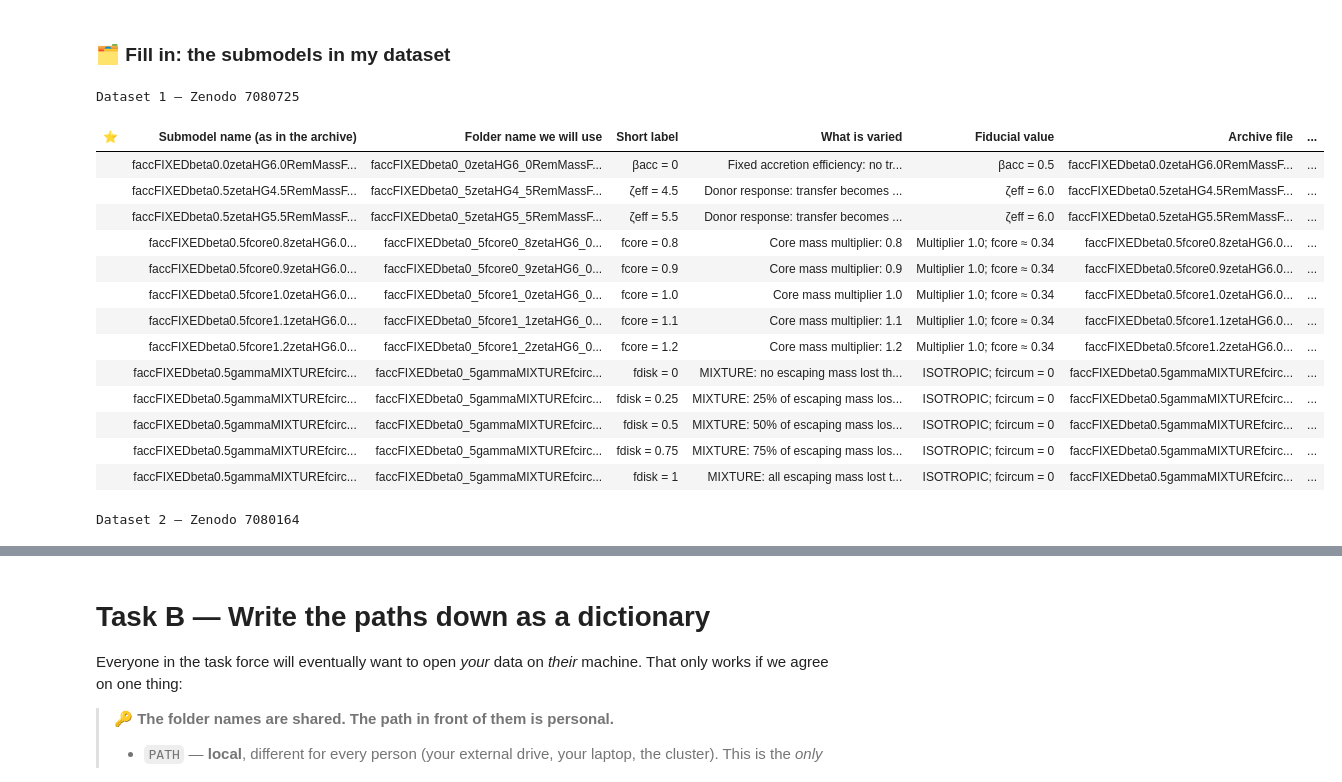
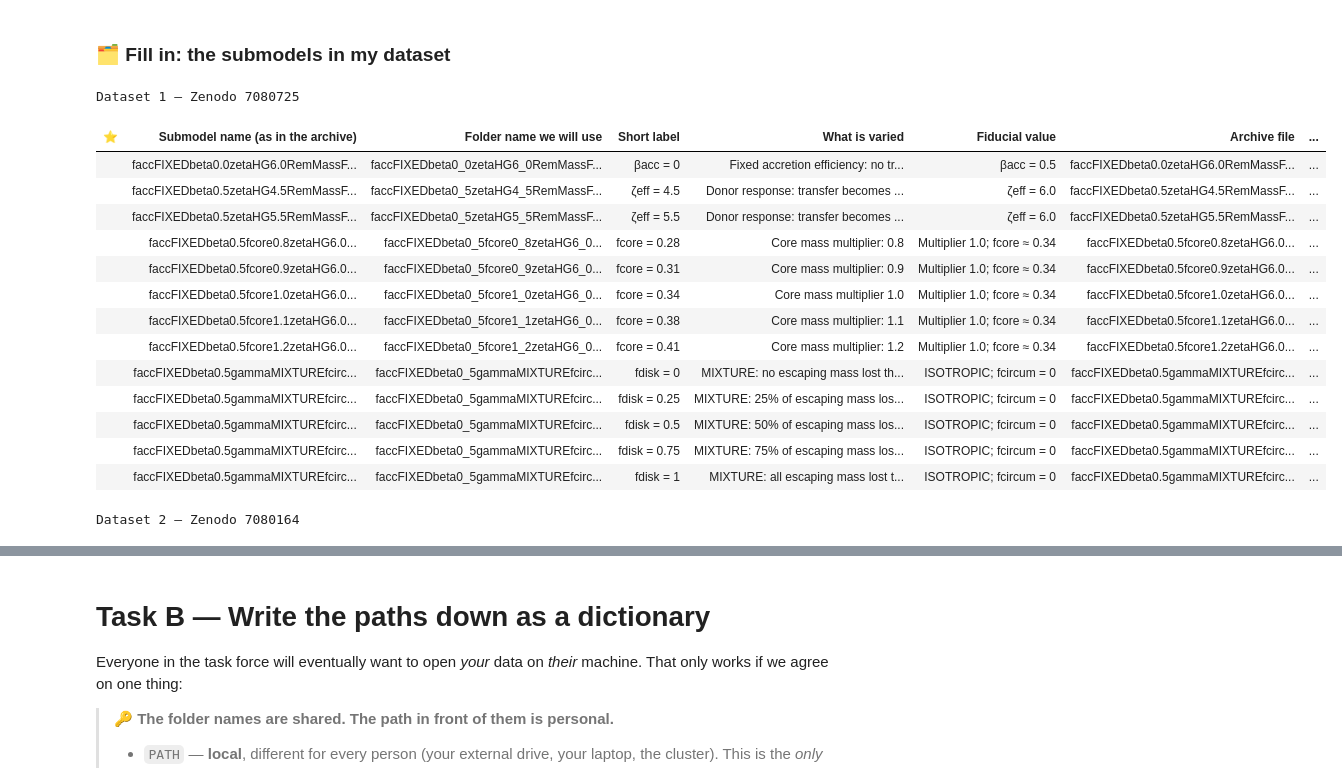
Before and after one commit to maryamahsan-codes/GROWL_GW-Palaeontology, a Jupyter notebook: GROWL_TF_individual_data_projects/individual_project_folders/vanSon22noPeaks_1__Maryam_Ahsan/filled_step1_vanSon22noPeaks_Maryam_Ahsan.ipynb, the cells around one changed output, grey strips where cells are left out. Cells and saved outputs as stored; diff of their text form; code cells hidden in the pictures.

Commit message:
Fixed labels for f_core variations in Task A.4

```diff
--- a/GROWL_TF_individual_data_projects/individual_project_folders/vanSon22noPeaks_1__Maryam_Ahsan/filled_step1_vanSon22noPeaks_Maryam_Ahsan.ipynb
+++ b/GROWL_TF_individual_data_projects/individual_project_folders/vanSon22noPeaks_1__Maryam_Ahsan/filled_step1_vanSon22noPeaks_Maryam_Ahsan.ipynb
@@ -224,11 +224,11 @@ table_markdown = r"""
 | | `faccFIXEDbeta0.0zetaHG6.0RemMassFRYER2012SNDELAYED` | `faccFIXEDbeta0_0zetaHG6_0RemMassFRYER2012SNDELAYED` | β<sub>acc</sub> = 0  | Fixed accretion efficiency: no transferred mass retained | β<sub>acc</sub> = 0.5 | `faccFIXEDbeta0.0zetaHG6.0RemMassFRYER2012SNDELAYED.tar.gz` | 3.2 GB | ☑ |
 | | `faccFIXEDbeta0.5zetaHG4.5RemMassFRYER2012SNDELAYED` | `faccFIXEDbeta0_5zetaHG4_5RemMassFRYER2012SNDELAYED` | ζ<sub>eff</sub> = 4.5 | Donor response: transfer becomes unstable more easily | ζ<sub>eff</sub> = 6.0 | `faccFIXEDbeta0.5zetaHG4.5RemMassFRYER2012SNDELAYED.tar.gz` | 2.2 GB | ☑ |
 | | `faccFIXEDbeta0.5zetaHG5.5RemMassFRYER2012SNDELAYED` | `faccFIXEDbeta0_5zetaHG5_5RemMassFRYER2012SNDELAYED` | ζ<sub>eff</sub> = 5.5 | Donor response: transfer becomes unstable more easily | ζ<sub>eff</sub> = 6.0 | `faccFIXEDbeta0.5zetaHG5.5RemMassFRYER2012SNDELAYED.tar.gz` | 2.1 GB | ☑ |
-| | `faccFIXEDbeta0.5fcore0.8zetaHG6.0RemMassFRYER2012SNDELAYED` | `faccFIXEDbeta0_5fcore0_8zetaHG6_0RemMassFRYER2012SNDELAYED` | f<sub>core</sub> = 0.8 | Core mass multiplier: 0.8 | Multiplier 1.0; fcore ≈ 0.34 | `faccFIXEDbeta0.5fcore0.8zetaHG6.0RemMassFRYER2012SNDELAYED.tar.gz` | 1.1 GB | ☑ |
-| | `faccFIXEDbeta0.5fcore0.9zetaHG6.0RemMassFRYER2012SNDELAYED` | `faccFIXEDbeta0_5fcore0_9zetaHG6_0RemMassFRYER2012SNDELAYED` | f<sub>core</sub> = 0.9 | Core mass multiplier: 0.9 | Multiplier 1.0; fcore ≈ 0.34 | `faccFIXEDbeta0.5fcore0.9zetaHG6.0RemMassFRYER2012SNDELAYED.tar.gz` | 1.7 GB | ☑ |
-| | `faccFIXEDbeta0.5fcore1.0zetaHG6.0RemMassFRYER2012SNDELAYED` | `faccFIXEDbeta0_5fcore1_0zetaHG6_0RemMassFRYER2012SNDELAYED` | f<sub>core</sub> = 1.0 | Core mass multiplier 1.0 | Multiplier 1.0; fcore ≈ 0.34 | `faccFIXEDbeta0.5fcore1.0zetaHG6.0RemMassFRYER2012SNDELAYED.tar.gz` | 2.2 GB | ☑ |
-| | `faccFIXEDbeta0.5fcore1.1zetaHG6.0RemMassFRYER2012SNDELAYED` | `faccFIXEDbeta0_5fcore1_1zetaHG6_0RemMassFRYER2012SNDELAYED` | f<sub>core</sub> = 1.1 | Core mass multiplier: 1.1 | Multiplier 1.0; fcore ≈ 0.34 | `faccFIXEDbeta0.5fcore1.1zetaHG6.0RemMassFRYER2012SNDELAYED.tar.gz` | 2.8 GB | ☑ |
-| | `faccFIXEDbeta0.5fcore1.2zetaHG6.0RemMassFRYER2012SNDELAYED` | `faccFIXEDbeta0_5fcore1_2zetaHG6_0RemMassFRYER2012SNDELAYED` | f<sub>core</sub> = 1.2 | Core mass multiplier: 1.2 | Multiplier 1.0; fcore ≈ 0.34 | `faccFIXEDbeta0.5fcore1.2zetaHG6.0RemMassFRYER2012SNDELAYED.tar.gz` | 3.6 GB | ☑ |
+| | `faccFIXEDbeta0.5fcore0.8zetaHG6.0RemMassFRYER2012SNDELAYED` | `faccFIXEDbeta0_5fcore0_8zetaHG6_0RemMassFRYER2012SNDELAYED` | f<sub>core</sub> = 0.28 | Core mass multiplier: 0.8 | Multiplier 1.0; fcore ≈ 0.34 | `faccFIXEDbeta0.5fcore0.8zetaHG6.0RemMassFRYER2012SNDELAYED.tar.gz` | 1.1 GB | ☑ |
+| | `faccFIXEDbeta0.5fcore0.9zetaHG6.0RemMassFRYER2012SNDELAYED` | `faccFIXEDbeta0_5fcore0_9zetaHG6_0RemMassFRYER2012SNDELAYED` | f<sub>core</sub> = 0.31 | Core mass multiplier: 0.9 | Multiplier 1.0; fcore ≈ 0.34 | `faccFIXEDbeta0.5fcore0.9zetaHG6.0RemMassFRYER2012SNDELAYED.tar.gz` | 1.7 GB | ☑ |
+| | `faccFIXEDbeta0.5fcore1.0zetaHG6.0RemMassFRYER2012SNDELAYED` | `faccFIXEDbeta0_5fcore1_0zetaHG6_0RemMassFRYER2012SNDELAYED` | f<sub>core</sub> = 0.34 | Core mass multiplier 1.0 | Multiplier 1.0; fcore ≈ 0.34 | `faccFIXEDbeta0.5fcore1.0zetaHG6.0RemMassFRYER2012SNDELAYED.tar.gz` | 2.2 GB | ☑ |
+| | `faccFIXEDbeta0.5fcore1.1zetaHG6.0RemMassFRYER2012SNDELAYED` | `faccFIXEDbeta0_5fcore1_1zetaHG6_0RemMassFRYER2012SNDELAYED` | f<sub>core</sub> = 0.38 | Core mass multiplier: 1.1 | Multiplier 1.0; fcore ≈ 0.34 | `faccFIXEDbeta0.5fcore1.1zetaHG6.0RemMassFRYER2012SNDELAYED.tar.gz` | 2.8 GB | ☑ |
+| | `faccFIXEDbeta0.5fcore1.2zetaHG6.0RemMassFRYER2012SNDELAYED` | `faccFIXEDbeta0_5fcore1_2zetaHG6_0RemMassFRYER2012SNDELAYED` | f<sub>core</sub> = 0.41 | Core mass multiplier: 1.2 | Multiplier 1.0; fcore ≈ 0.34 | `faccFIXEDbeta0.5fcore1.2zetaHG6.0RemMassFRYER2012SNDELAYED.tar.gz` | 3.6 GB | ☑ |
 | | `faccFIXEDbeta0.5gammaMIXTUREfcircum0.0zetaHG6.0RemMassFRYER2012SNDELAYED` | `faccFIXEDbeta0_5gammaMIXTUREfcircum0_0zetaHG6_0RemMassFRYER2012SNDELAYED` | f<sub>disk</sub> = 0 | MIXTURE: no escaping mass lost through the circumbinary disk | ISOTROPIC; fcircum = 0 | `faccFIXEDbeta0.5gammaMIXTUREfcircum0.0zetaHG6.0RemMassFRYER2012SNDELAYED.tar.gz` | 2.2 GB | ☑ |
 | | `faccFIXEDbeta0.5gammaMIXTUREfcircum0.25zetaHG6.0RemMassFRYER2012SNDELAYED` | `faccFIXEDbeta0_5gammaMIXTUREfcircum0_25zetaHG6_0RemMassFRYER2012SNDELAYED` | f<sub>disk</sub> = 0.25 | MIXTURE: 25% of escaping mass lost through the circumbinary disk | ISOTROPIC; fcircum = 0 | `faccFIXEDbeta0.5gammaMIXTUREfcircum0.25zetaHG6.0RemMassFRYER2012SNDELAYED.tar.gz` | 2.9 GB | ☑ |
 | | `faccFIXEDbeta0.5gammaMIXTUREfcircum0.5zetaHG6.0RemMassFRYER2012SNDELAYED` | `faccFIXEDbeta0_5gammaMIXTUREfcircum0_5zetaHG6_0RemMassFRYER2012SNDELAYED` | f<sub>disk</sub> = 0.5 | MIXTURE: 50% of escaping mass lost through the circumbinary disk | ISOTROPIC; fcircum = 0 | `faccFIXEDbeta0.5gammaMIXTUREfcircum0.5zetaHG6.0RemMassFRYER2012SNDELAYED.tar.gz` | 2.7 GB | ☑ |
@@ -239,18 +239,18 @@ table_markdown = r"""
 
 | ⭐ | Submodel name (as in the archive) | Folder name we will use | Short label | What is varied | Fiducial value | Archive file | Size (.tar.gz) | Downloaded? |
 |---|---|---|---|---|---|---|---|---|
-| ⭐ | `faccFIXEDbeta0.5zetaHG6.0RemMassFRYER2012SNDELAYED` | `faccFIXEDbeta0_5zetaHG6_0RemMassFRYER2012SNDELAYED` | fiducial | — | FIXED; β<sub>acc</sub>= 0.5; ζ<sub>eff</sub> = 6.0; FRYER2012, DELAYED | `faccFIXEDbeta0.5zetaHG6.0RemMassFRYER2012SNDELAYED.tar.gz` | 2.2 GB | ☐ |
-| | `faccFIXEDbeta0.25zetaHG6.0RemMassFRYER2012SNDELAYED` | `faccFIXEDbeta0_25zetaHG6_0RemMassFRYER2012SNDELAYED` | β<sub>acc</sub> = 0.25 | Fixed accretion efficiency: 25% of transferred mass retained | β<sub>acc</sub> = 0.5 | `faccFIXEDbeta0.25zetaHG6.0RemMassFRYER2012SNDELAYED.tar.gz` | 2.8 GB | ☐ |
-| | `faccFIXEDbeta0.75zetaHG6.0RemMassFRYER2012SNDELAYED` | `faccFIXEDbeta0_75zetaHG6_0RemMassFRYER2012SNDELAYED` | β<sub>acc</sub> = 0.75 | Fixed accretion efficiency: 75% of transferred mass retained | β<sub>acc</sub> = 0.5 | `faccFIXEDbeta0.75zetaHG6.0RemMassFRYER2012SNDELAYED.tar.gz` | 2.1 GB | ☐ |
-| | `faccFIXEDbeta1.0zetaHG6.0RemMassFRYER2012SNDELAYED` | `faccFIXEDbeta1_0zetaHG6_0RemMassFRYER2012SNDELAYED` | β<sub>acc</sub> = 1 | Fixed accretion efficiency: fully conservative transfer onto the stellar companion | β<sub>acc</sub> = 0.5 | `faccFIXEDbeta1.0zetaHG6.0RemMassFRYER2012SNDELAYED.tar.gz` | 2.2 GB | ☐ |
-| | `faccFIXEDbeta0.5zetaHG6.5RemMassFRYER2012SNDELAYED` | `faccFIXEDbeta0_5zetaHG6_5RemMassFRYER2012SNDELAYED` | ζ<sub>eff</sub> = 6.5 | Donor response: permits stable transfer over a wider mass-ratio range | ζ<sub>eff</sub> = 6.0 | `faccFIXEDbeta0.5zetaHG6.5RemMassFRYER2012SNDELAYED.tar.gz` | 2.2 GB | ☐ |
-| | `faccFIXEDbeta0.5zetaHG6.0RemMassFRYER2022fmix0.5SNDELAYED` | `faccFIXEDbeta0_5zetaHG6_0RemMassFRYER2022fmix0_5SNDELAYED` | F22; f<sub>mix</sub> = 0.5 | FRYER2022 remnant prescription with mixing parameter 0.5 | FRYER2012, DELAYED; fmix inactive | `faccFIXEDbeta0.5zetaHG6.0RemMassFRYER2022fmix0.5SNDELAYED.tar.gz` | 2.1 GB | ☐ |
-| | `faccFIXEDbeta0.5zetaHG6.0RemMassFRYER2022fmix0.7SNDELAYED` | `faccFIXEDbeta0_5zetaHG6_0RemMassFRYER2022fmix0_7SNDELAYED` | F22; f<sub>mix</sub> = 0.7 | FRYER2022 remnant prescription with mixing parameter 0.7 | FRYER2012, DELAYED; fmix inactive | `faccFIXEDbeta0.5zetaHG6.0RemMassFRYER2022fmix0.7SNDELAYED.tar.gz` | 2.2 GB | ☐ |
-| | `faccFIXEDbeta0.5zetaHG6.0RemMassFRYER2022fmix1.0SNDELAYED` | `faccFIXEDbeta0_5zetaHG6_0RemMassFRYER2022fmix1_0SNDELAYED` | F22; f<sub>mix</sub> = 1 | FRYER2022 remnant prescription with mixing parameter 1.0 | FRYER2012, DELAYED; fmix inactive | `faccFIXEDbeta0.5zetaHG6.0RemMassFRYER2022fmix1.0SNDELAYED.tar.gz` | 2.4 GB | ☐ |
-| | `faccFIXEDbeta0.5zetaHG6.0RemMassFRYER2022fmix1.4SNDELAYED` | `faccFIXEDbeta0_5zetaHG6_0RemMassFRYER2022fmix1_4SNDELAYED` | F22; f<sub>mix</sub> = 1.4 | FRYER2022 remnant prescription with mixing parameter 1.4 | FRYER2012, DELAYED; fmix inactive | `faccFIXEDbeta0.5zetaHG6.0RemMassFRYER2022fmix1.4SNDELAYED.tar.gz` | 2.5 GB | ☐ |
-| | `faccFIXEDbeta0.5zetaHG6.0RemMassFRYER2022fmix2.0SNDELAYED` | `faccFIXEDbeta0_5zetaHG6_0RemMassFRYER2022fmix2_0SNDELAYED` | F22; f<sub>mix</sub> = 2 | FRYER2022 remnant prescription with mixing parameter 2.0 | FRYER2012, DELAYED; fmix inactive | `faccFIXEDbeta0.5zetaHG6.0RemMassFRYER2022fmix2.0SNDELAYED.tar.gz` | 2.6 GB | ☐ |
-| | `faccFIXEDbeta0.5zetaHG6.0RemMassFRYER2022fmix2.8SNDELAYED` | `faccFIXEDbeta0_5zetaHG6_0RemMassFRYER2022fmix2_8SNDELAYED` | F22; f<sub>mix</sub> = 2.8 | FRYER2022 remnant prescription with mixing parameter 2.8 | FRYER2012, DELAYED; fmix inactive | `faccFIXEDbeta0.5zetaHG6.0RemMassFRYER2022fmix2.8SNDELAYED.tar.gz` | 2.7 GB | ☐ |
-| | `faccFIXEDbeta0.5zetaHG6.0RemMassFRYER2022fmix4.0SNDELAYED` | `faccFIXEDbeta0_5zetaHG6_0RemMassFRYER2022fmix4_0SNDELAYED` | F22; f<sub>mix</sub> = 4 | FRYER2022 remnant prescription with mixing parameter 4.0 | FRYER2012, DELAYED; fmix inactive | `faccFIXEDbeta0.5zetaHG6.0RemMassFRYER2022fmix4.0SNDELAYED.tar.gz` | 2.7 GB | ☐ |
+| ⭐ | `faccFIXEDbeta0.5zetaHG6.0RemMassFRYER2012SNDELAYED` | `faccFIXEDbeta0_5zetaHG6_0RemMassFRYER2012SNDELAYED` | fiducial | — | FIXED; β<sub>acc</sub>= 0.5; ζ<sub>eff</sub> = 6.0; FRYER2012, DELAYED | `faccFIXEDbeta0.5zetaHG6.0RemMassFRYER2012SNDELAYED.tar.gz` | 2.2 GB | ☑ |
+| | `faccFIXEDbeta0.25zetaHG6.0RemMassFRYER2012SNDELAYED` | `faccFIXEDbeta0_25zetaHG6_0RemMassFRYER2012SNDELAYED` | β<sub>acc</sub> = 0.25 | Fixed accretion efficiency: 25% of transferred mass retained | β<sub>acc</sub> = 0.5 | `faccFIXEDbeta0.25zetaHG6.0RemMassFRYER2012SNDELAYED.tar.gz` | 2.8 GB | ☑ |
+| | `faccFIXEDbeta0.75zetaHG6.0RemMassFRYER2012SNDELAYED` | `faccFIXEDbeta0_75zetaHG6_0RemMassFRYER2012SNDELAYED` | β<sub>acc</sub> = 0.75 | Fixed accretion efficiency: 75% of transferred mass retained | β<sub>acc</sub> = 0.5 | `faccFIXEDbeta0.75zetaHG6.0RemMassFRYER2012SNDELAYED.tar.gz` | 2.1 GB | ☑ |
+| | `faccFIXEDbeta1.0zetaHG6.0RemMassFRYER2012SNDELAYED` | `faccFIXEDbeta1_0zetaHG6_0RemMassFRYER2012SNDELAYED` | β<sub>acc</sub> = 1 | Fixed accretion efficiency: fully conservative transfer onto the stellar companion | β<sub>acc</sub> = 0.5 | `faccFIXEDbeta1.0zetaHG6.0RemMassFRYER2012SNDELAYED.tar.gz` | 2.2 GB | ☑ |
+| | `faccFIXEDbeta0.5zetaHG6.5RemMassFRYER2012SNDELAYED` | `faccFIXEDbeta0_5zetaHG6_5RemMassFRYER2012SNDELAYED` | ζ<sub>eff</sub> = 6.5 | Donor response: permits stable transfer over a wider mass-ratio range | ζ<sub>eff</sub> = 6.0 | `faccFIXEDbeta0.5zetaHG6.5RemMassFRYER2012SNDELAYED.tar.gz` | 2.2 GB | ☑ |
+| | `faccFIXEDbeta0.5zetaHG6.0RemMassFRYER2022fmix0.5SNDELAYED` | `faccFIXEDbeta0_5zetaHG6_0RemMassFRYER2022fmix0_5SNDELAYED` | F22; f<sub>mix</sub> = 0.5 | FRYER2022 remnant prescription with mixing parameter 0.5 | FRYER2012, DELAYED; fmix inactive | `faccFIXEDbeta0.5zetaHG6.0RemMassFRYER2022fmix0.5SNDELAYED.tar.gz` | 2.1 GB | ☑ |
+| | `faccFIXEDbeta0.5zetaHG6.0RemMassFRYER2022fmix0.7SNDELAYED` | `faccFIXEDbeta0_5zetaHG6_0RemMassFRYER2022fmix0_7SNDELAYED` | F22; f<sub>mix</sub> = 0.7 | FRYER2022 remnant prescription with mixing parameter 0.7 | FRYER2012, DELAYED; fmix inactive | `faccFIXEDbeta0.5zetaHG6.0RemMassFRYER2022fmix0.7SNDELAYED.tar.gz` | 2.2 GB | ☑ |
+| | `faccFIXEDbeta0.5zetaHG6.0RemMassFRYER2022fmix1.0SNDELAYED` | `faccFIXEDbeta0_5zetaHG6_0RemMassFRYER2022fmix1_0SNDELAYED` | F22; f<sub>mix</sub> = 1 | FRYER2022 remnant prescription with mixing parameter 1.0 | FRYER2012, DELAYED; fmix inactive | `faccFIXEDbeta0.5zetaHG6.0RemMassFRYER2022fmix1.0SNDELAYED.tar.gz` | 2.4 GB | ☑ |
+| | `faccFIXEDbeta0.5zetaHG6.0RemMassFRYER2022fmix1.4SNDELAYED` | `faccFIXEDbeta0_5zetaHG6_0RemMassFRYER2022fmix1_4SNDELAYED` | F22; f<sub>mix</sub> = 1.4 | FRYER2022 remnant prescription with mixing parameter 1.4 | FRYER2012, DELAYED; fmix inactive | `faccFIXEDbeta0.5zetaHG6.0RemMassFRYER2022fmix1.4SNDELAYED.tar.gz` | 2.5 GB | ☑ |
+| | `faccFIXEDbeta0.5zetaHG6.0RemMassFRYER2022fmix2.0SNDELAYED` | `faccFIXEDbeta0_5zetaHG6_0RemMassFRYER2022fmix2_0SNDELAYED` | F22; f<sub>mix</sub> = 2 | FRYER2022 remnant prescription with mixing parameter 2.0 | FRYER2012, DELAYED; fmix inactive | `faccFIXEDbeta0.5zetaHG6.0RemMassFRYER2022fmix2.0SNDELAYED.tar.gz` | 2.6 GB | ☑ |
+| | `faccFIXEDbeta0.5zetaHG6.0RemMassFRYER2022fmix2.8SNDELAYED` | `faccFIXEDbeta0_5zetaHG6_0RemMassFRYER2022fmix2_8SNDELAYED` | F22; f<sub>mix</sub> = 2.8 | FRYER2022 remnant prescription with mixing parameter 2.8 | FRYER2012, DELAYED; fmix inactive | `faccFIXEDbeta0.5zetaHG6.0RemMassFRYER2022fmix2.8SNDELAYED.tar.gz` | 2.7 GB | ☑ |
+| | `faccFIXEDbeta0.5zetaHG6.0RemMassFRYER2022fmix4.0SNDELAYED` | `faccFIXEDbeta0_5zetaHG6_0RemMassFRYER2022fmix4_0SNDELAYED` | F22; f<sub>mix</sub> = 4 | FRYER2022 remnant prescription with mixing parameter 4.0 | FRYER2012, DELAYED; fmix inactive | `faccFIXEDbeta0.5zetaHG6.0RemMassFRYER2022fmix4.0SNDELAYED.tar.gz` | 2.7 GB | ☑ |
 """
 
 html_table = markdown.markdown(table_markdown, extensions=["tables"])
@@ -271,39 +271,39 @@ display(HTML(f"""
 
 .zenodo-table th,
 .zenodo-table td {{
     padding: 8px 12px;
     border: 1px solid #888;
     white-space: nowrap;
     text-align: left;
 }}
 /* Make all table text black, including filenames */
 .zenodo-table table,
 .zenodo-table th,
 .zenodo-table td,
 .zenodo-table td * {{
-    color: #000000 !important;
+    color: #000000 !important;a
 }}
 
 /* Keep alternating white and light-gray rows */
 .zenodo-table tbody tr:nth-child(odd) {{
     background-color: #ffffff !important;
 }}
 
 .zenodo-table tbody tr:nth-child(even) {{
     background-color: #eeeeee !important;
 }}</style>
 """))
 # %% [output]
 Dataset 1 — Zenodo 7080725
 | ⭐ | Submodel name (as in the archive) | Folder name we will use | Short label | What is varied | Fiducial value | Archive file | ... |
 |  | faccFIXEDbeta0.0zetaHG6.0RemMassF... | faccFIXEDbeta0_0zetaHG6_0RemMassF... | βacc = 0 | Fixed accretion efficiency: no tr... | βacc = 0.5 | faccFIXEDbeta0.0zetaHG6.0RemMassF... | ... |
 |  | faccFIXEDbeta0.5zetaHG4.5RemMassF... | faccFIXEDbeta0_5zetaHG4_5RemMassF... | ζeff = 4.5 | Donor response: transfer becomes ... | ζeff = 6.0 | faccFIXEDbeta0.5zetaHG4.5RemMassF... | ... |
 |  | faccFIXEDbeta0.5zetaHG5.5RemMassF... | faccFIXEDbeta0_5zetaHG5_5RemMassF... | ζeff = 5.5 | Donor response: transfer becomes ... | ζeff = 6.0 | faccFIXEDbeta0.5zetaHG5.5RemMassF... | ... |
-|  | faccFIXEDbeta0.5fcore0.8zetaHG6.0... | faccFIXEDbeta0_5fcore0_8zetaHG6_0... | fcore = 0.8 | Core mass multiplier: 0.8 | Multiplier 1.0; fcore ≈ 0.34 | faccFIXEDbeta0.5fcore0.8zetaHG6.0... | ... |
-|  | faccFIXEDbeta0.5fcore0.9zetaHG6.0... | faccFIXEDbeta0_5fcore0_9zetaHG6_0... | fcore = 0.9 | Core mass multiplier: 0.9 | Multiplier 1.0; fcore ≈ 0.34 | faccFIXEDbeta0.5fcore0.9zetaHG6.0... | ... |
-|  | faccFIXEDbeta0.5fcore1.0zetaHG6.0... | faccFIXEDbeta0_5fcore1_0zetaHG6_0... | fcore = 1.0 | Core mass multiplier 1.0 | Multiplier 1.0; fcore ≈ 0.34 | faccFIXEDbeta0.5fcore1.0zetaHG6.0... | ... |
-|  | faccFIXEDbeta0.5fcore1.1zetaHG6.0... | faccFIXEDbeta0_5fcore1_1zetaHG6_0... | fcore = 1.1 | Core mass multiplier: 1.1 | Multiplier 1.0; fcore ≈ 0.34 | faccFIXEDbeta0.5fcore1.1zetaHG6.0... | ... |
-|  | faccFIXEDbeta0.5fcore1.2zetaHG6.0... | faccFIXEDbeta0_5fcore1_2zetaHG6_0... | fcore = 1.2 | Core mass multiplier: 1.2 | Multiplier 1.0; fcore ≈ 0.34 | faccFIXEDbeta0.5fcore1.2zetaHG6.0... | ... |
+|  | faccFIXEDbeta0.5fcore0.8zetaHG6.0... | faccFIXEDbeta0_5fcore0_8zetaHG6_0... | fcore = 0.28 | Core mass multiplier: 0.8 | Multiplier 1.0; fcore ≈ 0.34 | faccFIXEDbeta0.5fcore0.8zetaHG6.0... | ... |
+|  | faccFIXEDbeta0.5fcore0.9zetaHG6.0... | faccFIXEDbeta0_5fcore0_9zetaHG6_0... | fcore = 0.31 | Core mass multiplier: 0.9 | Multiplier 1.0; fcore ≈ 0.34 | faccFIXEDbeta0.5fcore0.9zetaHG6.0... | ... |
+|  | faccFIXEDbeta0.5fcore1.0zetaHG6.0... | faccFIXEDbeta0_5fcore1_0zetaHG6_0... | fcore = 0.34 | Core mass multiplier 1.0 | Multiplier 1.0; fcore ≈ 0.34 | faccFIXEDbeta0.5fcore1.0zetaHG6.0... | ... |
+|  | faccFIXEDbeta0.5fcore1.1zetaHG6.0... | faccFIXEDbeta0_5fcore1_1zetaHG6_0... | fcore = 0.38 | Core mass multiplier: 1.1 | Multiplier 1.0; fcore ≈ 0.34 | faccFIXEDbeta0.5fcore1.1zetaHG6.0... | ... |
+|  | faccFIXEDbeta0.5fcore1.2zetaHG6.0... | faccFIXEDbeta0_5fcore1_2zetaHG6_0... | fcore = 0.41 | Core mass multiplier: 1.2 | Multiplier 1.0; fcore ≈ 0.34 | faccFIXEDbeta0.5fcore1.2zetaHG6.0... | ... |
 |  | faccFIXEDbeta0.5gammaMIXTUREfcirc... | faccFIXEDbeta0_5gammaMIXTUREfcirc... | fdisk = 0 | MIXTURE: no escaping mass lost th... | ISOTROPIC; fcircum = 0 | faccFIXEDbeta0.5gammaMIXTUREfcirc... | ... |
 |  | faccFIXEDbeta0.5gammaMIXTUREfcirc... | faccFIXEDbeta0_5gammaMIXTUREfcirc... | fdisk = 0.25 | MIXTURE: 25% of escaping mass los... | ISOTROPIC; fcircum = 0 | faccFIXEDbeta0.5gammaMIXTUREfcirc... | ... |
 |  | faccFIXEDbeta0.5gammaMIXTUREfcirc... | faccFIXEDbeta0_5gammaMIXTUREfcirc... | fdisk = 0.5 | MIXTURE: 50% of escaping mass los... | ISOTROPIC; fcircum = 0 | faccFIXEDbeta0.5gammaMIXTUREfcirc... | ... |
```
Also changed, not shown: parts of 10 cells of this notebook.
